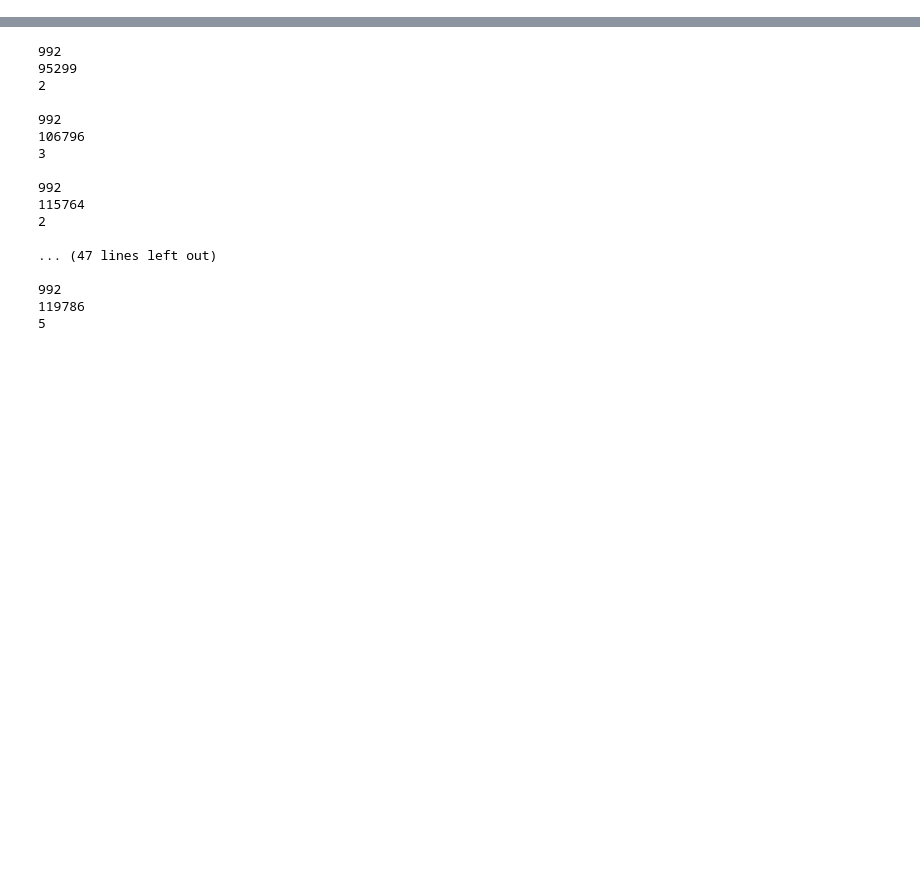
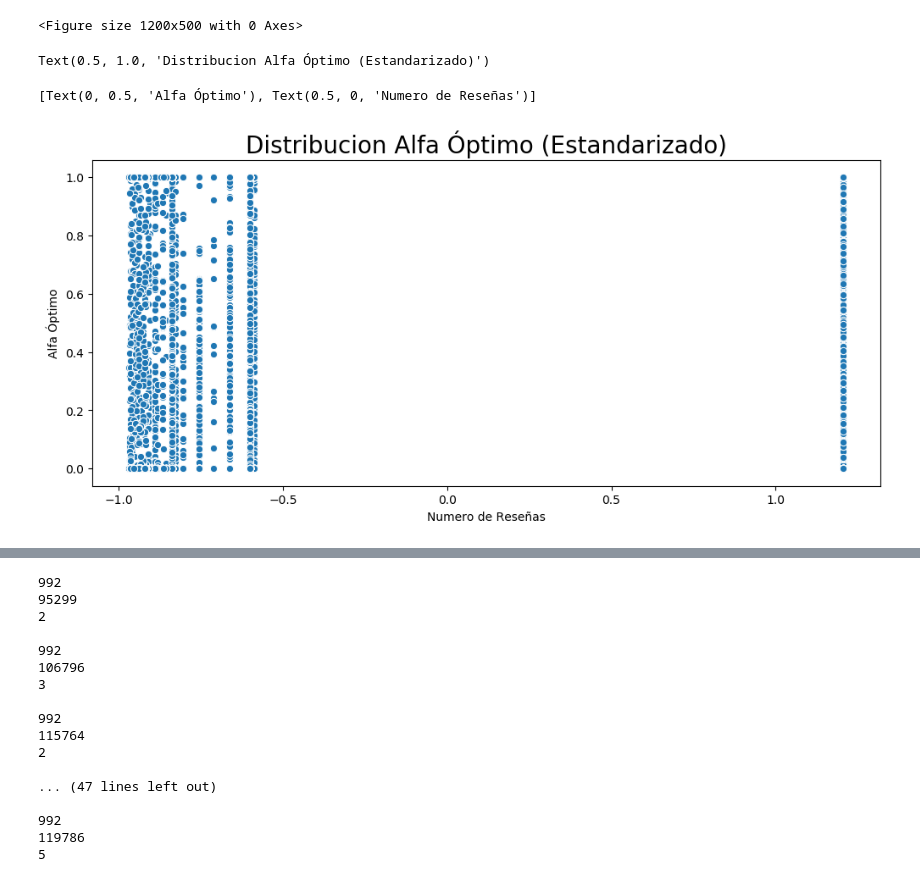
Before and after one commit to minigonche/sistemas_de_recomendacion_2020, a Jupyter notebook: website/talleres/Notas.ipynb, the cells around one changed output, grey strips where cells are left out. Drawn from its saved outputs; the diff is of its cells as text; code cells hidden in the pictures; blank space fills up the shorter version.

```diff
--- a/website/talleres/Notas.ipynb
+++ b/website/talleres/Notas.ipynb
@@ -41,0 +74,24 @@ for h in Homologacion_user.objects.all():
+# %%
+import seaborn as sns
+import pandas as pd
+from jupyterthemes import jtplot
+import matplotlib.pyplot as plt
+%matplotlib inline
+
+df = pd.read_csv('train.csv')
+
+jtplot.reset()
+
+df.rev_count = (df.rev_count  - df.rev_count.mean())/(df.rev_count.std())
+
+plt.figure(figsize=(12, 5))
+ax = sns.scatterplot(data = df, x = 'rev_count', y = 'opt_alpha')
+ax.set_title('Distribucion Alfa Óptimo (Estandarizado)', fontsize=20)
+ax.set(xlabel='Numero de Reseñas', ylabel='Alfa Óptimo')
+
+plt.show()
+# %% [output]
+<Figure size 1200x500 with 0 Axes>
+Text(0.5, 1.0, 'Distribucion Alfa Óptimo (Estandarizado)')
+[Text(0, 0.5, 'Alfa Óptimo'), Text(0.5, 0, 'Numero de Reseñas')]
+[figure, added]
```
Also changed, not shown: parts of 9 cells of this notebook, 6 other files.
